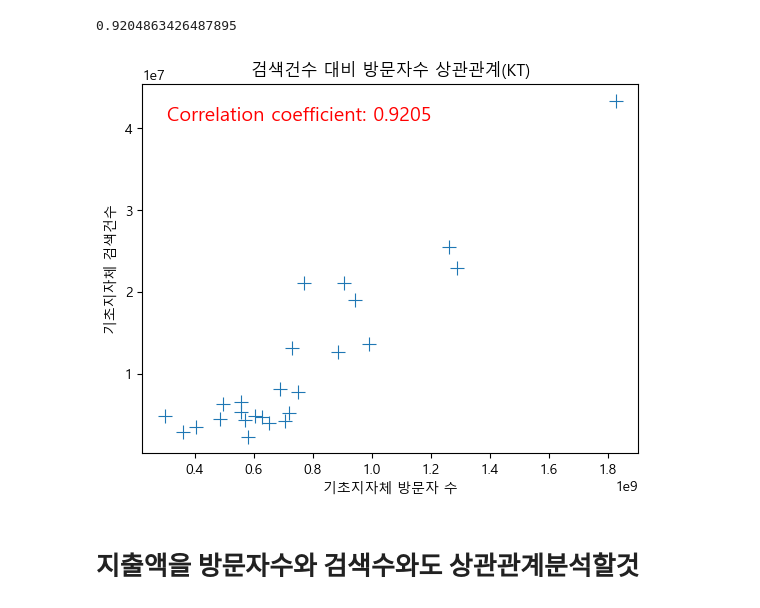
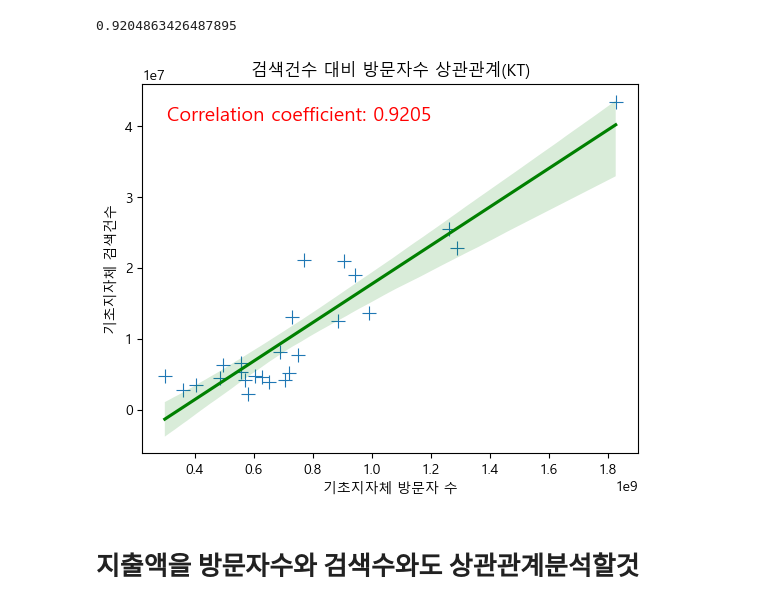
Before and after one commit to sdkim96/Login_project, a Jupyter notebook: Data_analysis_visualization/correlation_analysis.ipynb, the cells around one changed output. Drawn from its saved outputs; the diff is of its cells as text; code cells hidden in the pictures.

```diff
--- a/Data_analysis_visualization/correlation_analysis.ipynb
+++ b/Data_analysis_visualization/correlation_analysis.ipynb
@@ -135,11 +135,14 @@ corr_coef
 # %%
 sns.scatterplot(data=df_merged, x='기초지자체 방문자 수', y='기초지자체 검색건수', marker='+', s=100)
 plt.annotate(f"Correlation coefficient: {corr_coef:.4f}", xy=(0.05, 0.90), xycoords='axes fraction'
             , fontsize=14, color='red')
+
+# Linear regression line
+sns.regplot(data=df_merged, x='기초지자체 방문자 수', y='기초지자체 검색건수', scatter=False, color='green')
 plt.title('검색건수 대비 방문자수 상관관계(KT)')
 plt.show()
 # %% [output]
-[figure, old version]
+[figure, new version]
 # %% [markdown]
 # 지출액을 방문자수와 검색수와도 상관관계분석할것
 # %%
```
Also changed, not shown: parts of 1 cell of this notebook.
